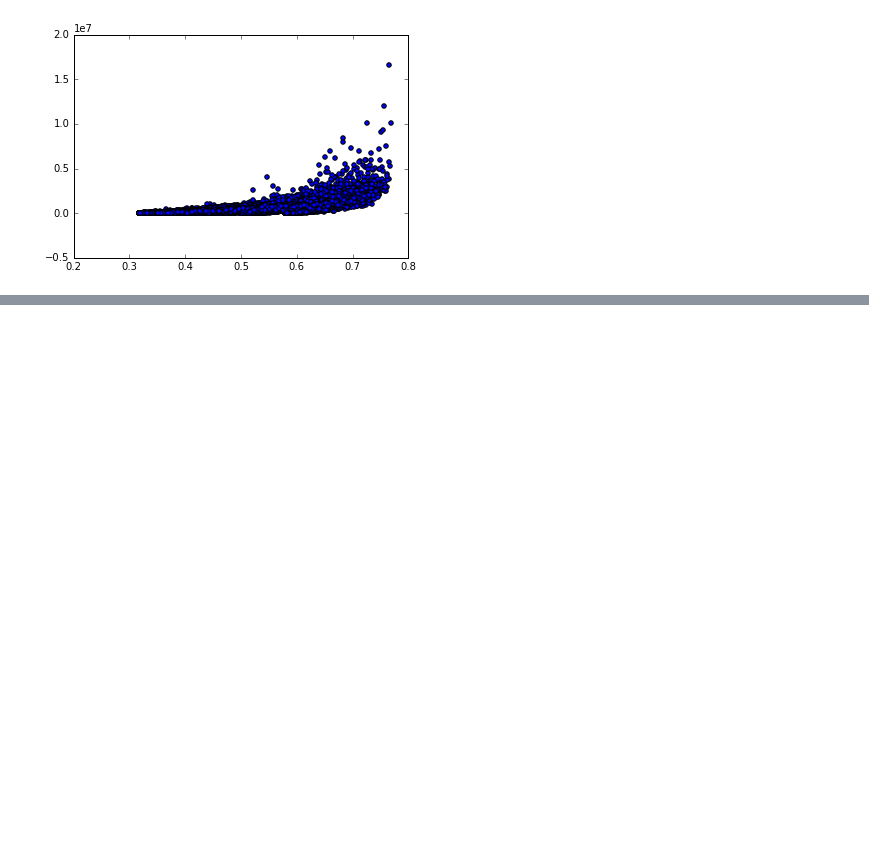
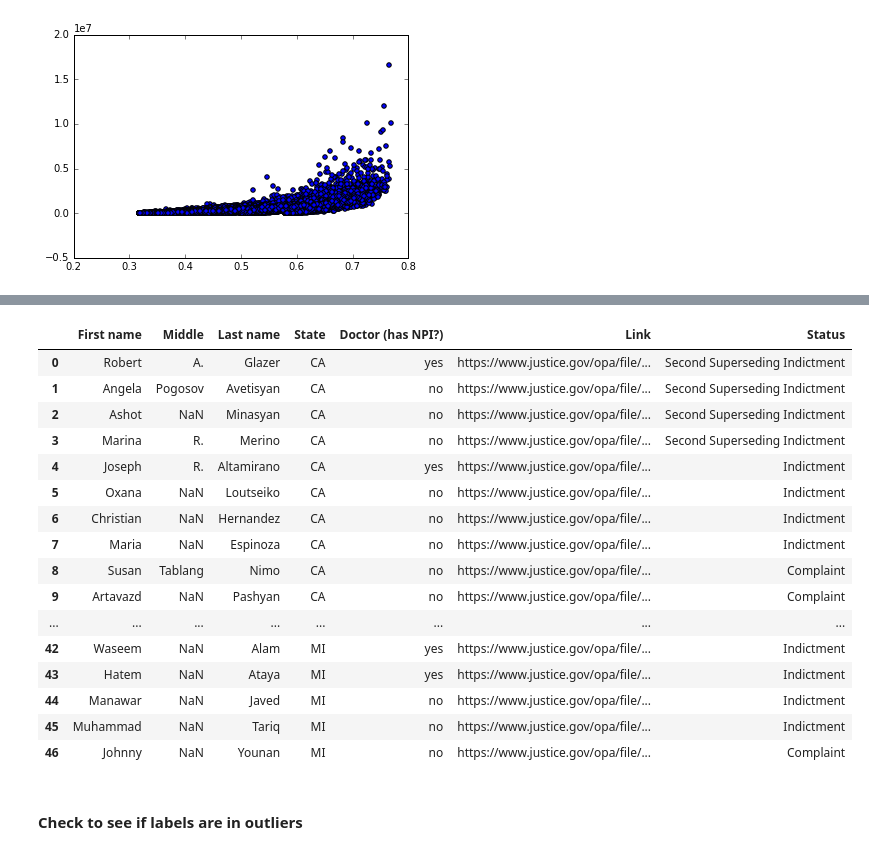
Before and after one commit to aurel1212/medicare-project, a Jupyter notebook: script/mod_experimentation.ipynb, the cells around one changed output, grey strips where cells are left out. Cells and saved outputs as stored; diff of their text form; code cells hidden in the pictures; blank space fills up the shorter version.

```diff
--- a/script/mod_experimentation.ipynb
+++ b/script/mod_experimentation.ipynb
@@ -113,3 +153,29 @@ X_test[X_test['prediction']<.6].describe().T
 | lis_claim_cost_avg | 306502 | 76.872797 | 56.835589 | 6.362935 | 59.878618 | 67.169662 | 84.876353 | 3070.218122 |
 | nonlis_claim_cost_avg | 306502 | 64.150203 | 45.330519 | 3.773810 | 51.478635 | 59.395760 | 70.989109 | 698.542274 |
 | prediction | 306502 | 0.369767 | 0.059399 | 0.317729 | 0.329241 | 0.348850 | 0.385354 | 0.599998 |
+# %%
+df_labels = pd.read_csv('../data/medicare_labels_2013.csv')
+# %%
+df_labels = df_labels.iloc[:,1:]
+# %%
+df_labels
+# %% [output]
+|  | First name | Middle | Last name | State | Doctor (has NPI?) | Link | Status |
+| 0 | Robert | A. | Glazer | CA | yes | https://www.justice.gov/opa/file/... | Second Superseding Indictment |
+| 1 | Angela | Pogosov | Avetisyan | CA | no | https://www.justice.gov/opa/file/... | Second Superseding Indictment |
+| 2 | Ashot | NaN | Minasyan | CA | no | https://www.justice.gov/opa/file/... | Second Superseding Indictment |
+| 3 | Marina | R. | Merino | CA | no | https://www.justice.gov/opa/file/... | Second Superseding Indictment |
+| 4 | Joseph | R. | Altamirano | CA | yes | https://www.justice.gov/opa/file/... | Indictment |
+| 5 | Oxana | NaN | Loutseiko | CA | no | https://www.justice.gov/opa/file/... | Indictment |
+| 6 | Christian | NaN | Hernandez | CA | no | https://www.justice.gov/opa/file/... | Indictment |
+| 7 | Maria | NaN | Espinoza | CA | no | https://www.justice.gov/opa/file/... | Indictment |
+| 8 | Susan | Tablang | Nimo | CA | no | https://www.justice.gov/opa/file/... | Complaint |
+| 9 | Artavazd | NaN | Pashyan | CA | no | https://www.justice.gov/opa/file/... | Complaint |
+| ... | ... | ... | ... | ... | ... | ... | ... |
+| 42 | Waseem | NaN | Alam | MI | yes | https://www.justice.gov/opa/file/... | Indictment |
+| 43 | Hatem | NaN | Ataya | MI | yes | https://www.justice.gov/opa/file/... | Indictment |
+| 44 | Manawar | NaN | Javed | MI | no | https://www.justice.gov/opa/file/... | Indictment |
+| 45 | Muhammad | NaN | Tariq | MI | no | https://www.justice.gov/opa/file/... | Indictment |
+| 46 | Johnny | NaN | Younan | MI | no | https://www.justice.gov/opa/file/... | Complaint |
+# %% [markdown]
+#### Check to see if labels are in outliers
```
Also changed, not shown: parts of 25 cells of this notebook, 2 other files.
